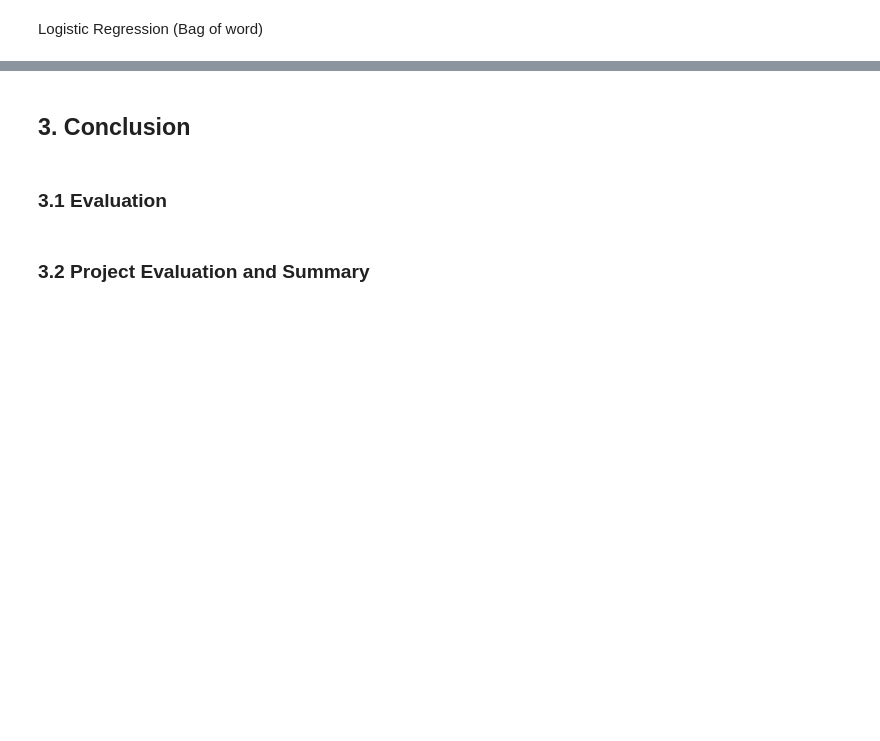
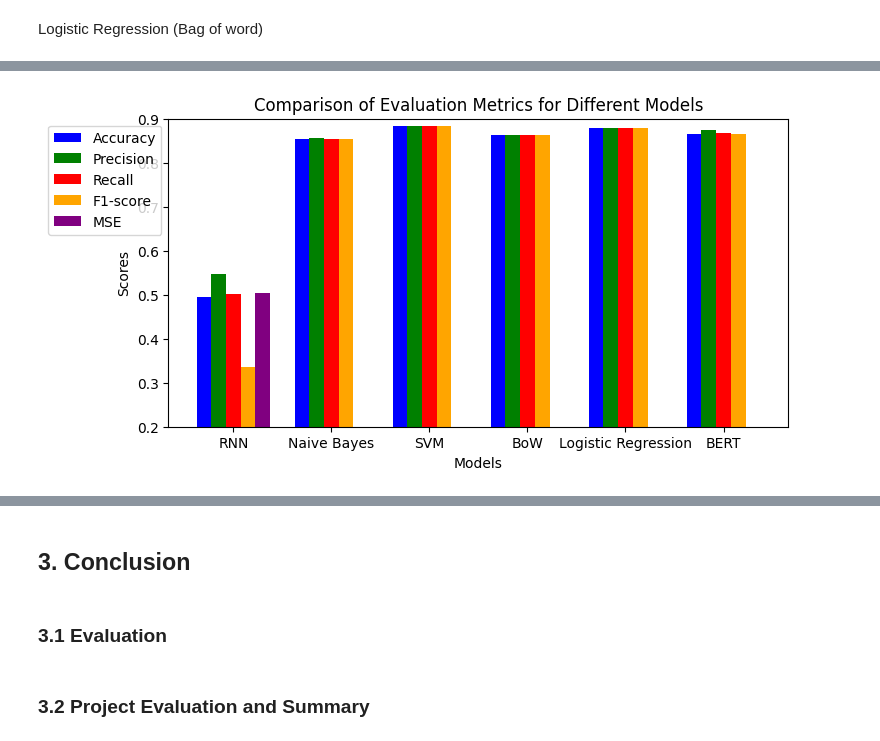
Before and after one commit to Jieoi/Text_Classification, a Jupyter notebook: NLP_midterm.ipynb, the cells around one changed output, grey strips where cells are left out. Cells and saved outputs as stored; diff of their text form; code cells hidden in the pictures; blank space fills up the shorter version.

```diff
--- a/NLP_midterm.ipynb
+++ b/NLP_midterm.ipynb
@@ -1413,0 +1538,88 @@ plt.show()
+# %%
+# First plot
+models_1 = ['RNN', 'Naive Bayes', 'SVM', 'BoW', 'Logistic Regression', 'BERT']
+
+accuracy_scores_1 = [accuracy_RNN, accuracy_NB, accuracy_SVM, accuracy_BoW, accuracy_LR, accuracy_BERT]
+precision_scores_1 = [precision_RNN, precision_NB, precision_SVM, precision_BoW, precision_LR, precision_BERT]
+recall_scores_1 = [recall_RNN, recall_NB, recall_SVM, recall_BoW, recall_LR, recall_BERT]
+f1_scores_1 = [f1_RNN, f1_NB, f1_SVM, f1_BoW, f1_LR, f1_BERT]
+mse_scores_1 = [mse_RNN, mse_NB, mse_SVM, mse_BoW, mse_LR, mse_BERT]
+
+# Set the width of each bar
+bar_width = 0.15
+
+plt.figure(figsize=(8, 4))  # Increase the figure size
+
+# Set the position of each bar on the x-axis
+r1 = np.arange(len(models_1))
+r2 = [x + bar_width for x in r1]
+r3 = [x + bar_width for x in r2]
+r4 = [x + bar_width for x in r3]
+r5 = [x + bar_width for x in r4]
+r6 = [x + bar_width for x in r5]
+
+# Plot the grouped bar plot
+plt.bar(r1, accuracy_scores_1, color='b', width=bar_width, label='Accuracy')
+plt.bar(r2, precision_scores_1, color='g', width=bar_width, label='Precision')
+plt.bar(r3, recall_scores_1, color='r', width=bar_width, label='Recall')
+plt.bar(r4, f1_scores_1, color='orange', width=bar_width, label='F1-score')
+plt.bar(r5, mse_scores_1, color='purple', width=bar_width, label='MSE')
+plt.ylim(0.2, 0.9)  # Adjust the limits
+
+
+# Add x-axis ticks and labels
+plt.xlabel('Models')
+plt.ylabel('Scores')
+plt.xticks([r + bar_width * 2 for r in range(len(models_1))], models_1)
+plt.title('Comparison of Evaluation Metrics for Different Models')
+
+# Add a legend
+plt.legend(bbox_to_anchor=(0, 1))
+
+# Second plot
+models_2 = ['Naive Bayes', 'SVM', 'BoW', 'Logistic Regression', 'BERT']
+accuracy_scores_2 = [accuracy_NB, accuracy_SVM, accuracy_BoW, accuracy_LR, accuracy_BERT]
+
+plt.figure(figsize=(8, 4))  # Increase the figure size
+
+# Set the width of each bar
+bar_width = 0.4
+
+# Set the position of each bar on the x-axis
+r = np.arange(len(models_2))
+
+# Initialize the bottom position of the bars
+bottom = np.zeros(len(models_2))
+
+# Plot the accuracy scores with blue color below the red line
+blue_bars = plt.bar(r, accuracy_scores_2, bottom=bottom, color='b', width=bar_width)
+plt.bar(r[-1], accuracy_scores[-1], color='orange', width=bar_width)  # BERT plot in orange
+
+# Draw a line at the top of the BERT bar
+plt.axhline(y=accuracy_scores_2[-1], color='red', linestyle='-', linewidth=1)
+
+# Set the y-axis limits to focus on the desired region
+plt.ylim(0.8, 0.9)  # Adjust the limits
+
+# Plot the accuracy scores with light blue color above the red line
+lightblue_bars = plt.bar(r, np.where(accuracy_scores_2 > accuracy_scores_2[-1],
+                                     accuracy_scores_2 - accuracy_scores_2[-1], 0),
+                         bottom=accuracy_scores_2[-1],
+                         color='lightblue', width=bar_width)
+
+# Add x-axis ticks and labels
+plt.xlabel('Models')
+plt.ylabel('Accuracy')
+plt.xticks(r, models_2)
+plt.title('Comparison of Accuracy Scores for Different Models')
+
+# Add legend
+below = mpatches.Patch(color='b', label='Below Baseline Model')
+above = mpatches.Patch(color='lightblue', label='Above Baseline Model')
+base = mpatches.Patch(color='orange', label='Baseline Model (BERT)')
+plt.legend(handles=[below, above, base], bbox_to_anchor=(0, 1))
+
+# Display the plots
+plt.show()
+# %% [output]
+[figure, added]
```
Also changed, not shown: parts of 69 cells of this notebook, 3 other files.
